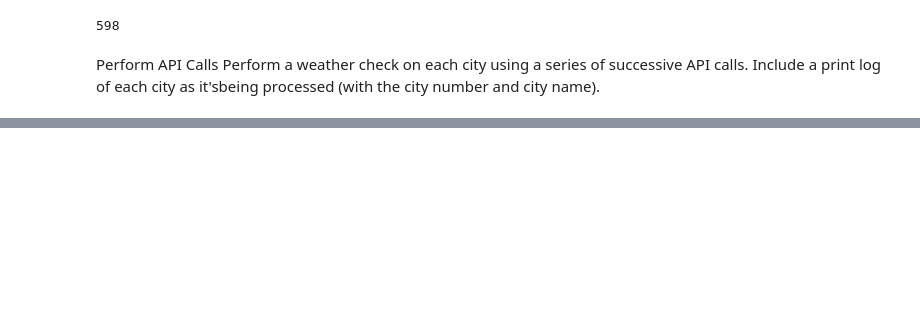
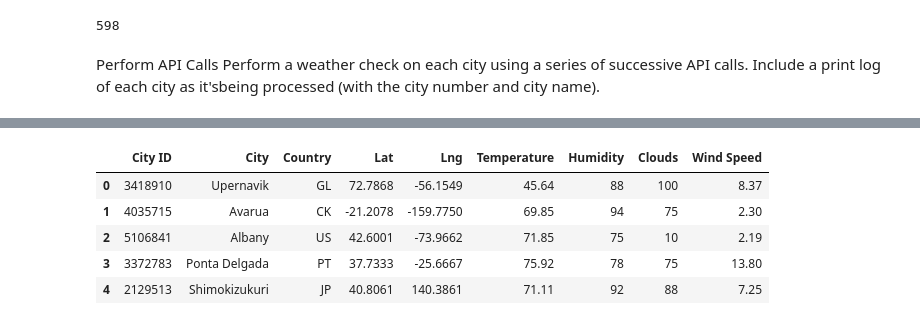
Before and after one commit to leilazintsem/Python_API_Challenge, a Jupyter notebook: WeatherPy/WeatherPy/WeatherPy.ipynb, the cells around one changed output, grey strips where cells are left out. Drawn from its saved outputs; the diff is of its cells as text; code cells hidden in the pictures; blank space fills up the shorter version.

Commit message:
perform API call for cities

```diff
--- a/WeatherPy/WeatherPy/WeatherPy.ipynb
+++ b/WeatherPy/WeatherPy/WeatherPy.ipynb
@@ -47,0 +126,13 @@ Include a print log of each city as it'sbeing processed (with the city number an
+# %%
+# Convert the data into a dataframe
+cities_df = pd.DataFrame({"City ID": city_id_list, "City": city_name_list, "Country": country_list, "Lat": lat_list, "Lng": lng_list,
+                         "Temperature": temp_list, "Humidity": humidity_list, "Clouds": clouds_list,
+                         "Wind Speed": wind_speed_list})
+cities_df.head()
+# %% [output]
+|  | City ID | City | Country | Lat | Lng | Temperature | Humidity | Clouds | Wind Speed |
+| 0 | 3418910 | Upernavik | GL | 72.7868 | -56.1549 | 45.64 | 88 | 100 | 8.37 |
+| 1 | 4035715 | Avarua | CK | -21.2078 | -159.7750 | 69.85 | 94 | 75 | 2.30 |
+| 2 | 5106841 | Albany | US | 42.6001 | -73.9662 | 71.85 | 75 | 10 | 2.19 |
+| 3 | 3372783 | Ponta Delgada | PT | 37.7333 | -25.6667 | 75.92 | 78 | 75 | 13.80 |
+| 4 | 2129513 | Shimokizukuri | JP | 40.8061 | 140.3861 | 71.11 | 92 | 88 | 7.25 |
```
Also changed, not shown: parts of 1 cell of this notebook.
